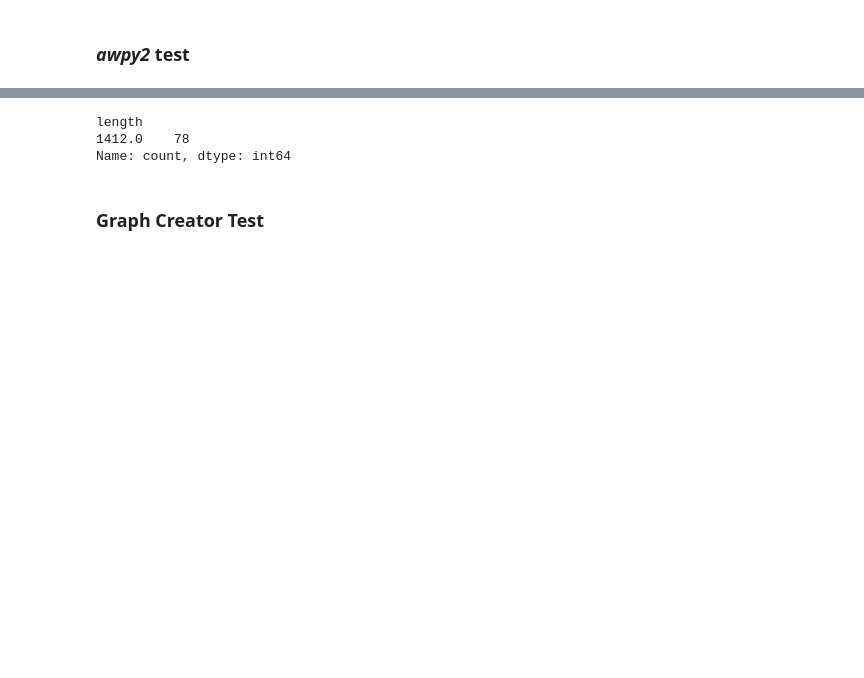
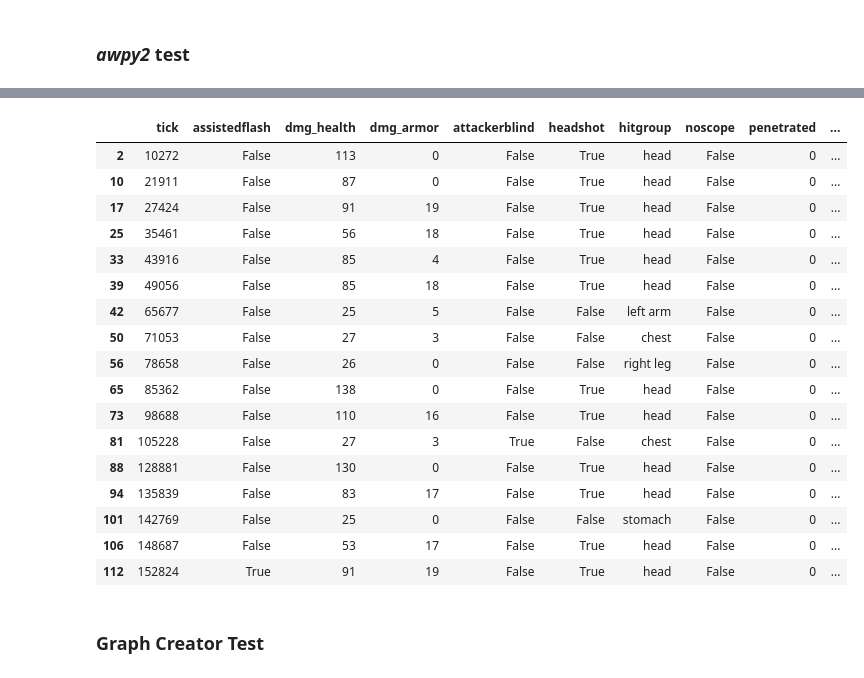
Before and after one commit to szmidapatrik/c2m1TPaeVlsln, a Jupyter notebook: proj/graph_dataset/CS2_dataset_package_test.ipynb, the cells around one changed output, grey strips where cells are left out. Saved outputs shown, nothing was run; the diff lists cells and outputs as text; code cells hidden in the pictures; blank space fills up the shorter version.

Commit message:
pandas tabulat snapshot - damage cumsum error fixed, polars workflow started, init dataframe works, error in stats

```diff
--- a/proj/graph_dataset/CS2_dataset_package_test.ipynb
+++ b/proj/graph_dataset/CS2_dataset_package_test.ipynb
@@ -31,10 +33,25 @@ PanicException: called `Result::unwrap()` on an `Err` value: PyErr { type: <clas
-# %%
-dem.smokes['length'] = dem.smokes['end_tick'] - dem.smokes['start_tick']
-dem.smokes['length'].value_counts()
-# %% [output]
-length
-1412.0    78
-Name: count, dtype: int64
+# %%
+kills = dem.kills
+kills.drop_duplicates(subset=['round'], keep='first')
+# %% [output]
+|  | tick | assistedflash | dmg_health | dmg_armor | attackerblind | headshot | hitgroup | noscope | penetrated | ... |
+| 2 | 10272 | False | 113 | 0 | False | True | head | False | 0 | ... |
+| 10 | 21911 | False | 87 | 0 | False | True | head | False | 0 | ... |
+| 17 | 27424 | False | 91 | 19 | False | True | head | False | 0 | ... |
+| 25 | 35461 | False | 56 | 18 | False | True | head | False | 0 | ... |
+| 33 | 43916 | False | 85 | 4 | False | True | head | False | 0 | ... |
+| 39 | 49056 | False | 85 | 18 | False | True | head | False | 0 | ... |
+| 42 | 65677 | False | 25 | 5 | False | False | left arm | False | 0 | ... |
+| 50 | 71053 | False | 27 | 3 | False | False | chest | False | 0 | ... |
+| 56 | 78658 | False | 26 | 0 | False | False | right leg | False | 0 | ... |
+| 65 | 85362 | False | 138 | 0 | False | True | head | False | 0 | ... |
+| 73 | 98688 | False | 110 | 16 | False | True | head | False | 0 | ... |
+| 81 | 105228 | False | 27 | 3 | True | False | chest | False | 0 | ... |
+| 88 | 128881 | False | 130 | 0 | False | True | head | False | 0 | ... |
+| 94 | 135839 | False | 83 | 17 | False | True | head | False | 0 | ... |
+| 101 | 142769 | False | 25 | 0 | False | False | stomach | False | 0 | ... |
+| 106 | 148687 | False | 53 | 17 | False | True | head | False | 0 | ... |
+| 112 | 152824 | True | 91 | 19 | False | True | head | False | 0 | ... |
 # %%
 dem = Demo(path='../../data/matches-raw/cs2/2024/_blast-premier-spring-groups-2024-g2-vs-natus-vincere-bo3-YNZzdluz2vLlZbsmgT1lX3g2-vs-natus-vincere-m2-inferno.dem')
 # %% [markdown]
```
Also changed, not shown: parts of 13 cells of this notebook, 5 other files.
